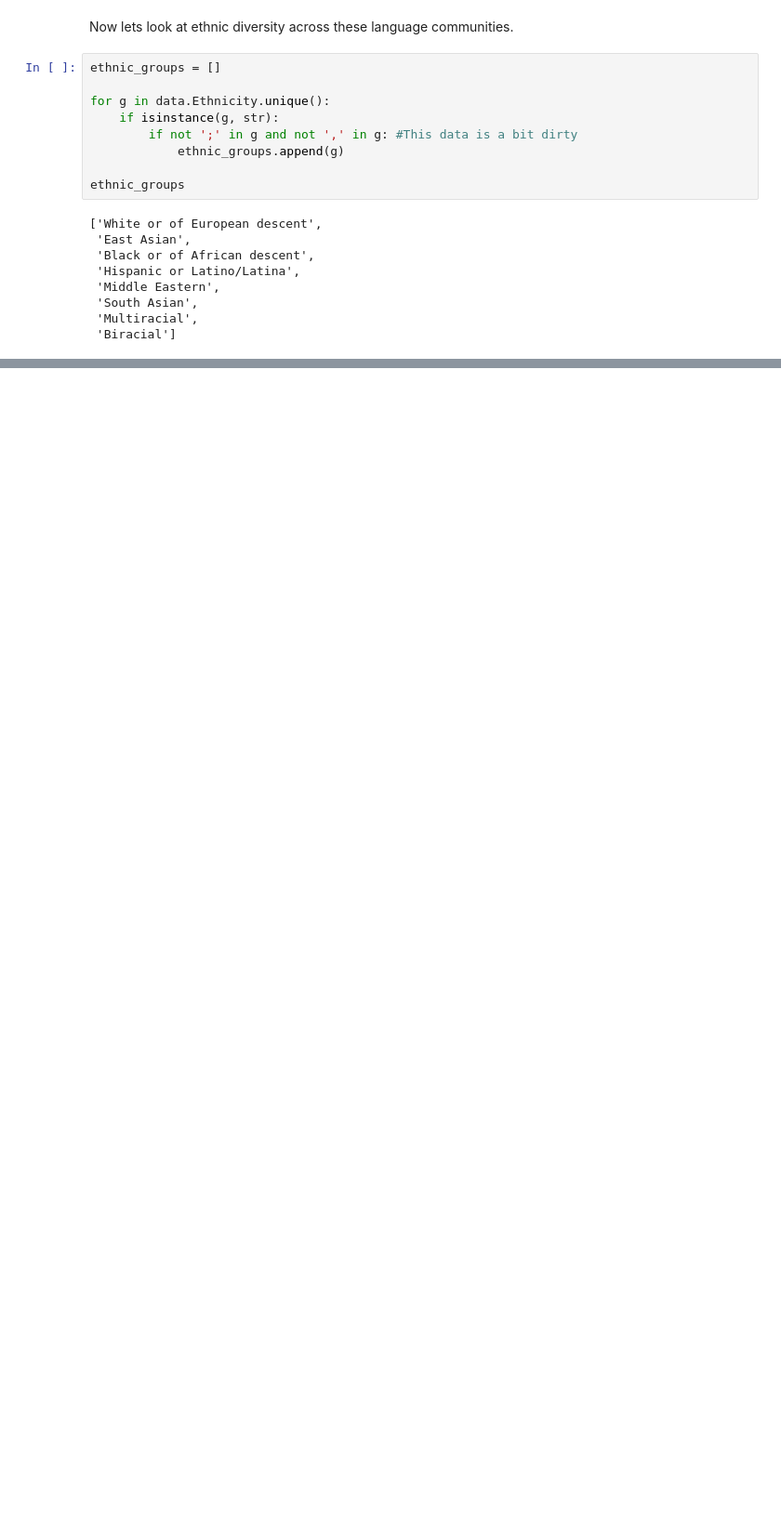
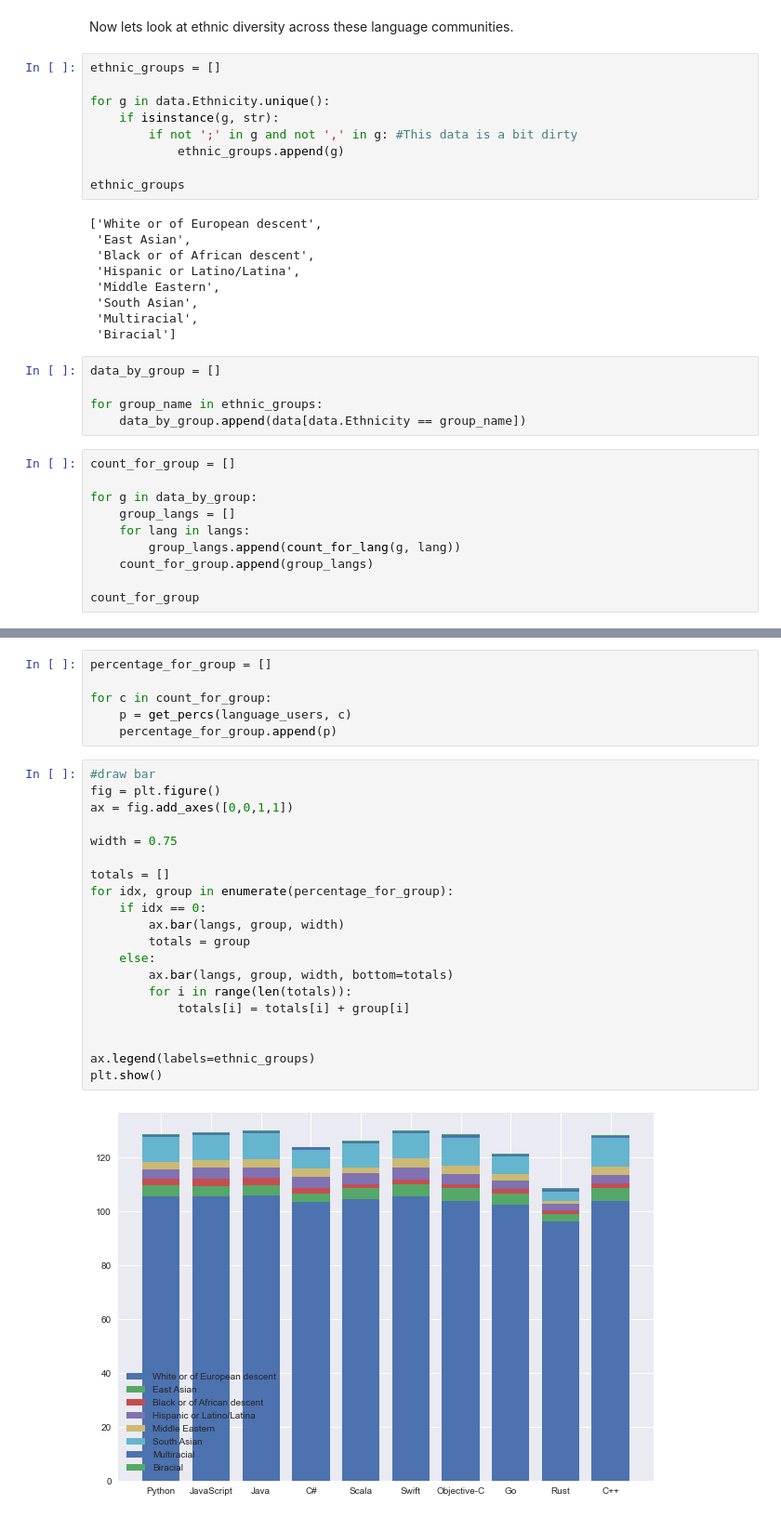
Before and after one commit to divanvisagie/stackoverflow-data-notebooks, a Jupyter notebook: Analysis.ipynb, the cells around one changed output, grey strips where cells are left out. Shown at 93% size. Drawn from its saved outputs; the diff is of its cells as text; blank space fills up the shorter version.

Commit message:
Ethnicity cleanup

```diff
--- a/Analysis.ipynb
+++ b/Analysis.ipynb
@@ -109,3 +109,18 @@ ethnic_groups
  'South Asian',
  'Multiracial',
  'Biracial']
+# %%
+data_by_group = []
+
+for group_name in ethnic_groups:
+    data_by_group.append(data[data.Ethnicity == group_name])
+# %%
+count_for_group = []
+
+for g in data_by_group:
+    group_langs = []
+    for lang in langs:
+        group_langs.append(count_for_lang(g, lang))
+    count_for_group.append(group_langs)
+
+count_for_group
@@ -112,3 +136,31 @@ ethnic_groups
+# %%
+percentage_for_group = []
+
+for c in count_for_group:
+    p = get_percs(language_users, c)
+    percentage_for_group.append(p)
+# %%
+#draw bar
+fig = plt.figure()
+ax = fig.add_axes([0,0,1,1])
+
+width = 0.75
+
+totals = []
+for idx, group in enumerate(percentage_for_group):
+    if idx == 0:
+        ax.bar(langs, group, width)
+        totals = group
+    else:
+        ax.bar(langs, group, width, bottom=totals)
+        for i in range(len(totals)):
+            totals[i] = totals[i] + group[i]
+
+
+ax.legend(labels=ethnic_groups)
+plt.show()
+# %% [output]
+[figure, added]
 # %%
 # Gather and plot entnicity data
 
```
Also changed, not shown: parts of 2 cells of this notebook.
